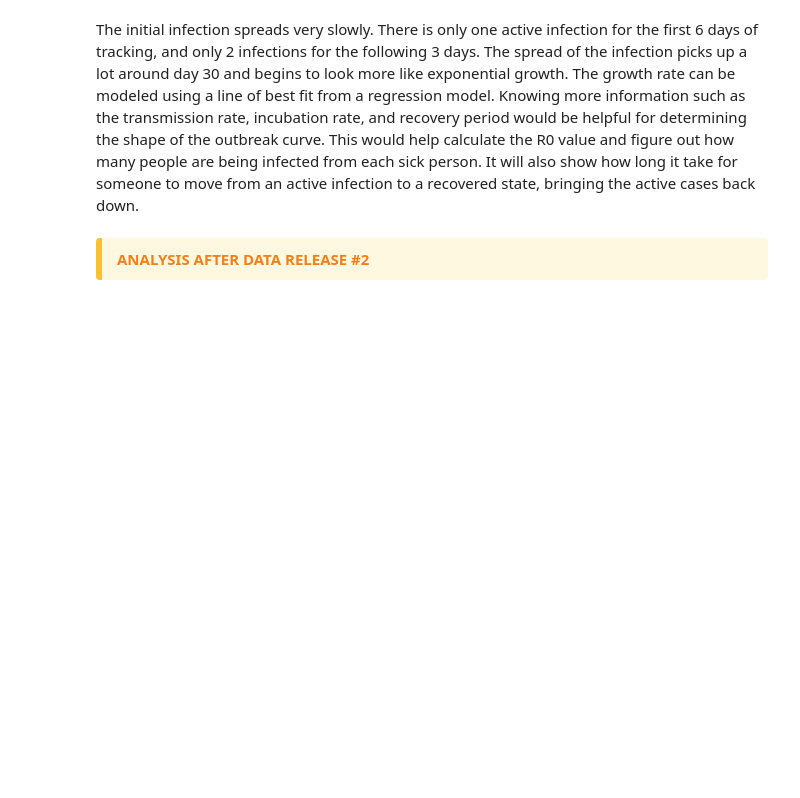
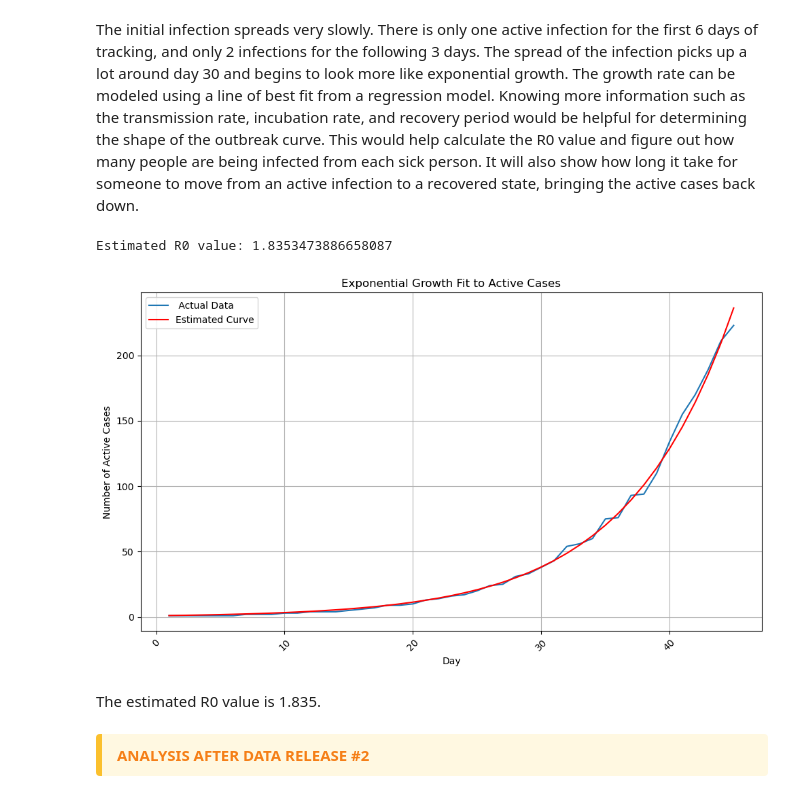
Before and after one commit to amelialuongo/Module-2-Epidemics-SIR-Modeling, a Jupyter notebook: Notebook examples/Template_student_final_notebook.ipynb, the cells around one changed output. Cells and saved outputs as stored; diff of their text form; code cells hidden in the pictures; blank space fills up the shorter version.

Commit message:
Update Template_student_final_notebook.ipynb
ran the code in notebook so graph will appear

```diff
--- a/Notebook examples/Template_student_final_notebook.ipynb
+++ b/Notebook examples/Template_student_final_notebook.ipynb
@@ -59,6 +59,49 @@ plt.show()
 [figure]
 # %% [markdown]
 The initial infection spreads very slowly. There is only one active infection for the first 6 days of tracking, and only 2 infections for the following 3 days. The spread of the infection picks up a lot around day 30 and begins to look more like exponential growth. The growth rate can be modeled using a line of best fit from a regression model. Knowing more information such as the transmission rate, incubation rate, and recovery period would be helpful for determining the shape of the outbreak curve. This would help calculate the R0 value and figure out how many people are being infected from each sick person. It will also show how long it take for someone to move from an active infection to a recovered state, bringing the active cases back down.
+# %%
+from datetime import date
+import numpy as np
+import pandas as pd
+import matplotlib.pyplot as plt
+from scipy.optimize import curve_fit
+
+data = pd.read_csv('C:\\Users\\ajq2af\\OneDrive - University of Virginia\\Documents\\UVA\\BME 2315\\module2\\Module-2-Epidemics-SIR-Modeling\\Data\\mystery_virus_daily_active_counts_RELEASE#1.csv', parse_dates=['date'], header=0, index_col=None)
+
+# Define a class to represent the virus data
+#calculate the R0 value from early data csv file (first 45 days)
+def eponential_growth(t,r):
+    return np.exp(r*t)
+
+x_data = data['day'].values.astype(float)
+y_data = data['active reported daily cases'].values.astype(float)
+popt, pcov = curve_fit(eponential_growth, x_data, y_data)
+r_fit = popt[0]
+
+D = 5 # estimated infection period from data
+
+r0 = np.exp(r_fit * D)
+
+print("Estimated R0 value:", r0)
+# add the fitted curve to the plot
+y_fitted = eponential_growth(x_data, r_fit)
+# plot fitted curve and actual data
+plt.figure(figsize=(10, 6))
+plt.plot(x_data, y_data, label=' Actual Data')
+plt.plot(x_data, y_fitted, color = "red", label = "Estimated Curve")
+plt.title('Exponential Growth Fit to Active Cases')
+plt.xlabel('Day')
+plt.ylabel('Number of Active Cases')
+plt.xticks(rotation=45)
+plt.grid()
+plt.legend()
+plt.tight_layout()
+plt.show()
+# %% [output]
+Estimated R0 value: 1.8353473886658087
+[figure, added]
+# %% [markdown]
+The estimated R0 value is 1.835.
 # %% [markdown]
 
 <div style="
```
